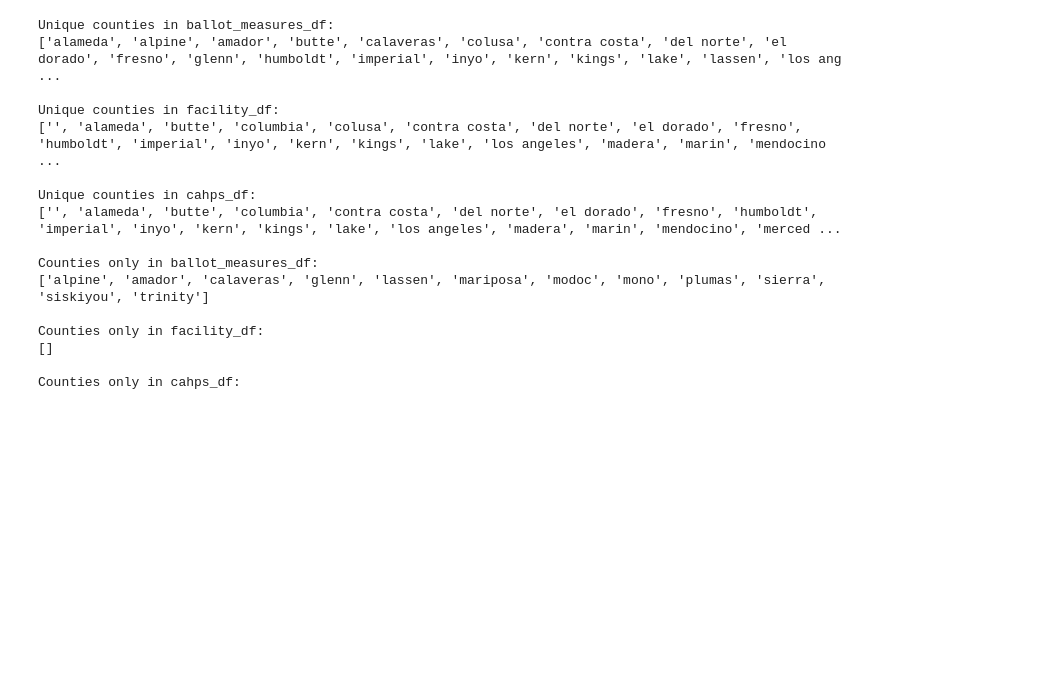
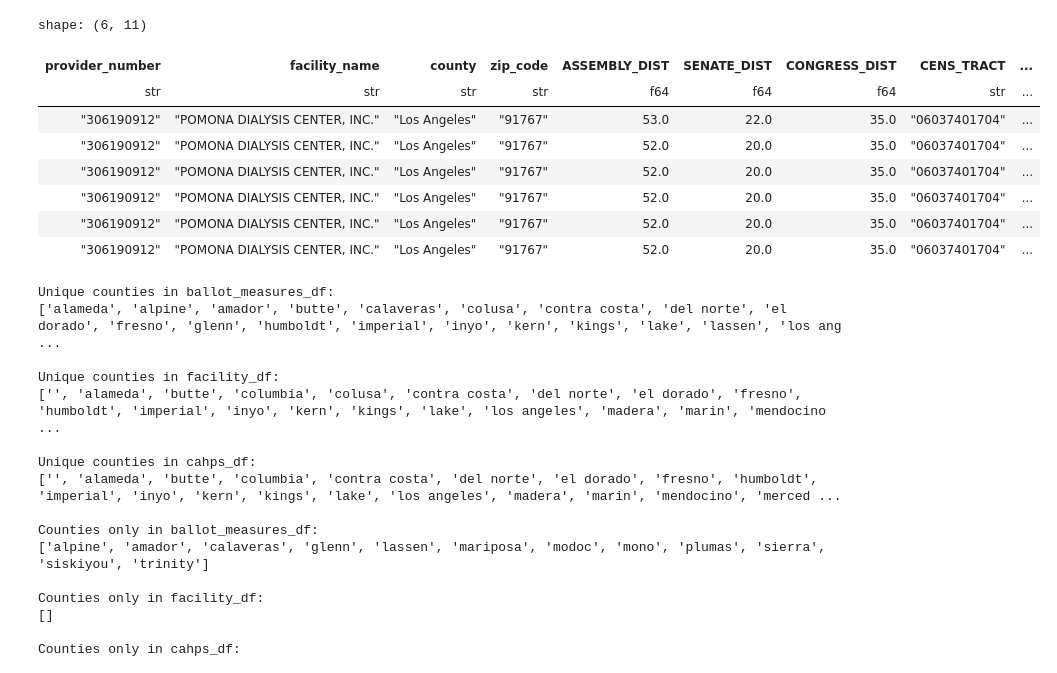
Before and after one commit to MichaelPaulLight/milestone_1, a Jupyter notebook: 004_data-processing-scripts/003_merge-clean-data/merge_ballot-measures_cms-data.ipynb, the cells around one changed output. Cells and saved outputs as stored; diff of their text form; code cells hidden in the pictures; blank space fills up the shorter version.

```diff
--- a/004_data-processing-scripts/003_merge-clean-data/merge_ballot-measures_cms-data.ipynb
+++ b/004_data-processing-scripts/003_merge-clean-data/merge_ballot-measures_cms-data.ipynb
@@ -24,0 +8,6 @@ shape: (5_045, 33)
+# %%
+# Casting year columns to string to match the format in the other dataframes
+
+supp_facility_df = supp_facility_df.with_columns(pl.col("year").cast(pl.Utf8))
+
+ballot_measures_df = ballot_measures_df.with_columns(pl.col("year").cast(pl.Utf8))
@@ -45,6 +45,7 @@ supp_facility_df = (supp_facility_df
      pl.col("FAC_ZIP")
      .alias("zip_code"))
  .select([
+     "year",
     "provider_number",
     "facility_name",
     "county",
@@ -110,35 +109,43 @@ def fuzzy_merge(df1, df2, key1, key2, threshold=90):
 merged_df_fuzzy = fuzzy_merge(cahps_df, supp_facility_df, 'facility_name', 'facility_name', threshold=85)
 
 # Trying to standardize facility names
-def standardize_name(name):
-    return name.lower().replace(' ', '').replace('-', '').replace(',', '')
-
-cahps_df = cahps_df.with_columns(pl.col('facility_name').map_elements(standardize_name).alias('std_facility_name'))
-supp_facility_df = supp_facility_df.with_columns(pl.col('facility_name').map_elements(standardize_name).alias('std_facility_name'))
-
-merged_df_std = cahps_df.join(
-    supp_facility_df,
-    on='std_facility_name',
-    how='left'
+cahps_df = cahps_df.with_columns(
+    pl.col('facility_name')
+    .str.to_lowercase()
+    .str.replace_all(' ', '')
+    .str.replace_all('-', '')
+    .str.replace_all(',', '')
+    .str.replace_all('.', '')
+    .alias('std_facility_name')
 )
 
-# 3. Using multiple columns for matching
+supp_facility_df = supp_facility_df.with_columns(
+    pl.col('facility_name')
+    .str.to_lowercase()
+    .str.replace_all(' ', '')
+    .str.replace_all('-', '')
+    .str.replace_all(',', '')
+    .str.replace_all('.', '')
+    .alias('std_facility_name')
+)
+
+# 2. Using multiple columns for matching
+# This is important because some facilities are essentially chains, so they have the same name regardless of zip code
 merged_df_multi = cahps_df.join(
     supp_facility_df,
-    on=['std_facility_name', 'zip_code'],
+    on=['std_facility_name', 'zip_code', 'year'],
     how='left'
 )
 
 # Comparing approaches
 print(f"Original merge shape: {merged_df.shape}")
 print(f"Fuzzy merge shape: {merged_df_fuzzy.shape}")
-print(f"Standardized name merge shape: {merged_df_std.shape}")
 print(f"Multi-column merge shape: {merged_df_multi.shape}")
 
 # Looking at unmatched records
 unmatched = cahps_df.join(
     supp_facility_df,
-    on='std_facility_name',
+    on=['std_facility_name', 'zip_code'],
     how='left'
 ).filter(pl.col('LONGITUDE').is_null())
 
@@ -183,3 +189,15 @@ shape: (15_254, 43)
+# %%
+supp_facility_df.filter(pl.col('std_facility_name') == 'pomonadialysiscenterinc.')
+# %% [output]
+shape: (6, 11)
+| provider_number | facility_name | county | zip_code | ASSEMBLY_DIST | SENATE_DIST | CONGRESS_DIST | CENS_TRACT | ... |
+| str | str | str | str | f64 | f64 | f64 | str | ... |
+| "306190912" | "POMONA DIALYSIS CENTER, INC." | "Los Angeles" | "91767" | 53.0 | 22.0 | 35.0 | "06037401704" | ... |
+| "306190912" | "POMONA DIALYSIS CENTER, INC." | "Los Angeles" | "91767" | 52.0 | 20.0 | 35.0 | "06037401704" | ... |
+| "306190912" | "POMONA DIALYSIS CENTER, INC." | "Los Angeles" | "91767" | 52.0 | 20.0 | 35.0 | "06037401704" | ... |
+| "306190912" | "POMONA DIALYSIS CENTER, INC." | "Los Angeles" | "91767" | 52.0 | 20.0 | 35.0 | "06037401704" | ... |
+| "306190912" | "POMONA DIALYSIS CENTER, INC." | "Los Angeles" | "91767" | 52.0 | 20.0 | 35.0 | "06037401704" | ... |
+| "306190912" | "POMONA DIALYSIS CENTER, INC." | "Los Angeles" | "91767" | 52.0 | 20.0 | 35.0 | "06037401704" | ... |
 # %%
 
 # It seems like dialysis facilites aren't located in more rural parts of california
```
Also changed, not shown: parts of 8 cells of this notebook.
